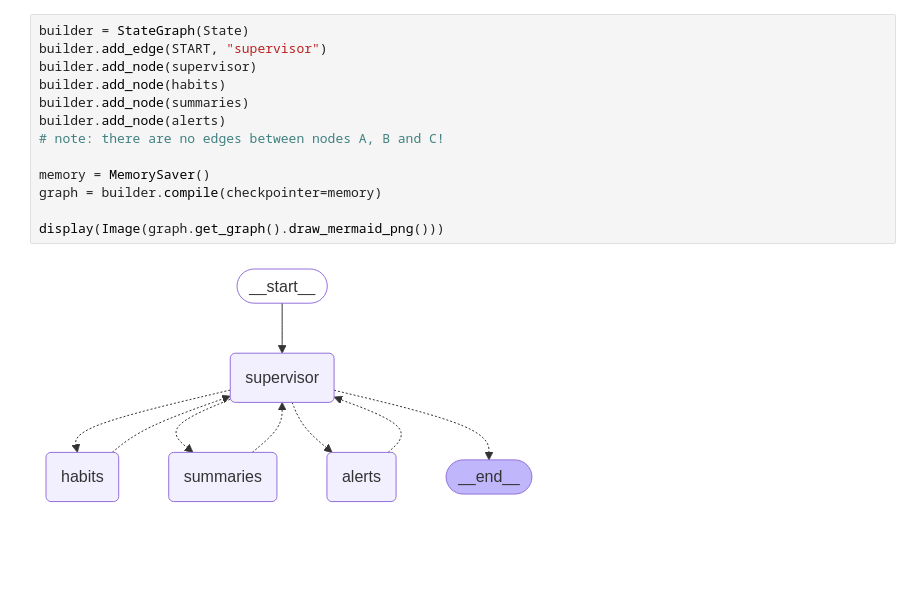
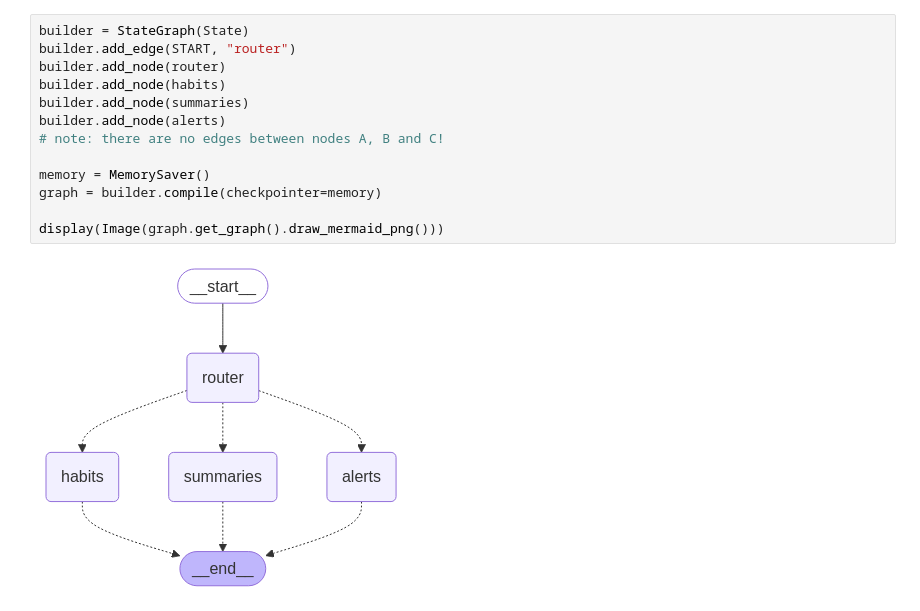
Before and after one commit to amc3777/hackathon_2_team_1, a Jupyter notebook: notebooks/agent.ipynb, the cells around one changed output. Drawn from its saved outputs; the diff is of its cells as text; blank space fills up the shorter version.

Commit message:
updated notebook, image, and requirements

```diff
--- a/notebooks/agent.ipynb
+++ b/notebooks/agent.ipynb
@@ -151,19 +159,19 @@ def alerts(state: State) -> Command[Literal["supervisor"]]:
     )
 # %%
 builder = StateGraph(State)
-builder.add_edge(START, "supervisor")
-builder.add_node(supervisor)
+builder.add_edge(START, "router")
+builder.add_node(router)
 builder.add_node(habits)
 builder.add_node(summaries)
 builder.add_node(alerts)
 # note: there are no edges between nodes A, B and C!
 
 memory = MemorySaver()
 graph = builder.compile(checkpointer=memory)
 
 display(Image(graph.get_graph().draw_mermaid_png()))
 # %% [output]
-[figure, old version]
+[figure, new version]
 # %%
 message = {"messages": HumanMessage(content="""
 <user_query>Can you help create a personalized workout plan and diet?</user_query>
```
Also changed, not shown: parts of 2 cells of this notebook, 4 other files.
